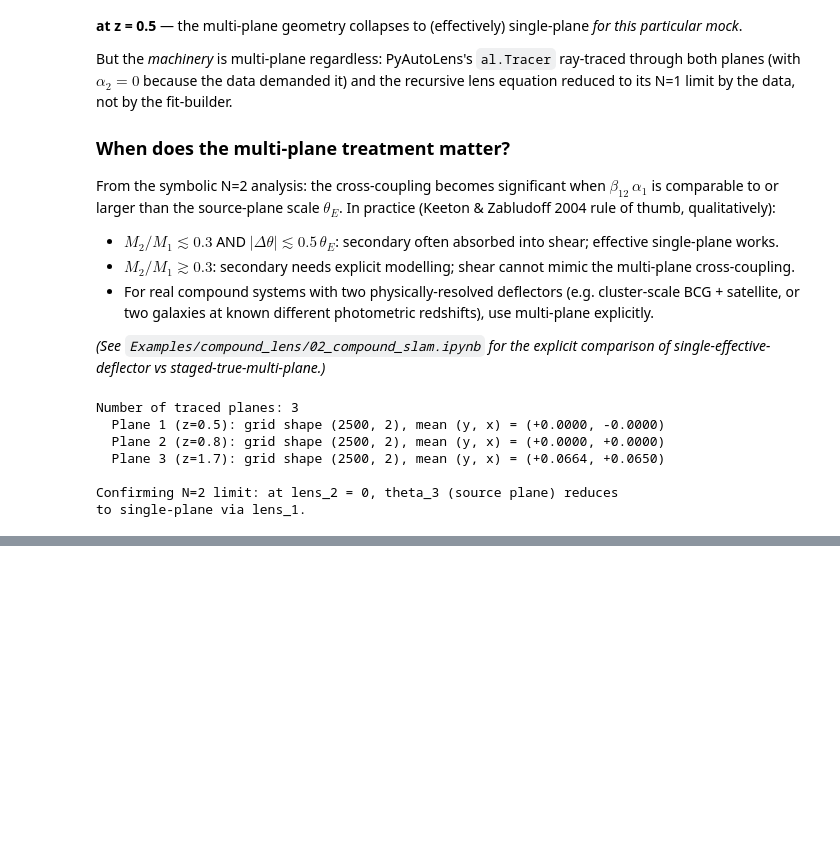
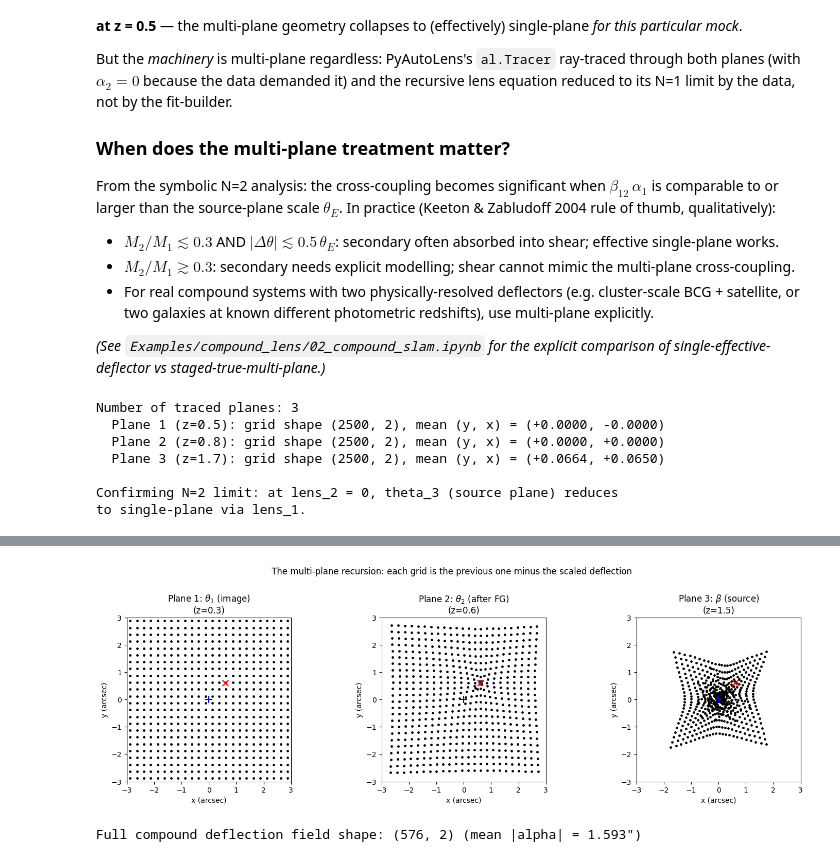
Before and after one commit to rodelcr/Learning_to_Autolens, a Jupyter notebook: Modules/14_Compound_Multi_Plane_Lensing/14_compound_multi_plane_lensing.ipynb, the cells around one changed output, grey strips where cells are left out. Drawn from its saved outputs; the diff is of its cells as text; code cells hidden in the pictures; blank space fills up the shorter version.

```diff
--- a/Modules/14_Compound_Multi_Plane_Lensing/14_compound_multi_plane_lensing.ipynb
+++ b/Modules/14_Compound_Multi_Plane_Lensing/14_compound_multi_plane_lensing.ipynb
@@ -245,0 +416,32 @@ to single-plane via lens_1.
+# %%
+# --- Per-plane traced grids: theta_1 -> theta_2 -> beta (source plane) ---
+coarse = al.Grid2D.uniform(shape_native=(24, 24), pixel_scales=0.25)
+traced = tracer_mp.traced_grid_2d_list_from(grid=coarse)
+plane_z = [z_fg, z_main, z_src]
+plane_lbl = [r"Plane 1: $\theta_1$ (image)",
+             r"Plane 2: $\theta_2$ (after FG)",
+             r"Plane 3: $\beta$ (source)"]
+
+fig, axes = plt.subplots(1, 3, figsize=(15, 4.6))
+for k, (tg, ax) in enumerate(zip(traced, axes)):
+    pts = np.asarray(tg)            # (N, 2) in (y, x)
+    ax.scatter(pts[:, 1], pts[:, 0], s=6, c="k")
+    ax.set_title(f"{plane_lbl[k]}\n(z={plane_z[k]})")
+    ax.set_xlim(-3, 3); ax.set_ylim(-3, 3); ax.set_aspect("equal")
+    ax.set_xlabel("x (arcsec)"); ax.set_ylabel("y (arcsec)")
+    ax.scatter([0.6], [0.6], marker="x", c="red", s=70)   # FG centre
+    ax.scatter([0.0], [0.0], marker="+", c="blue", s=90)  # main centre
+plt.suptitle("The multi-plane recursion: each grid is the previous one minus the "
+             "scaled deflection", y=1.02, fontsize=12)
+plt.tight_layout()
+plt.show()
+
+# Deflection field that maps plane 0 (image) to plane 2 (source), i.e. the full
+# compound deflection. This is what single-plane cannot reproduce by collapse.
+defl_full = np.asarray(tracer_mp.deflections_between_planes_from(
+    grid=coarse, plane_i=0, plane_j=2))
+print(f"Full compound deflection field shape: {defl_full.shape} "
+      f"(mean |alpha| = {np.hypot(defl_full[:,0], defl_full[:,1]).mean():.3f}\")")
+# %% [output]
+[figure, added]
+Full compound deflection field shape: (576, 2) (mean |alpha| = 1.593")
```
Also changed, not shown: parts of 10 cells of this notebook, 1 other file.
